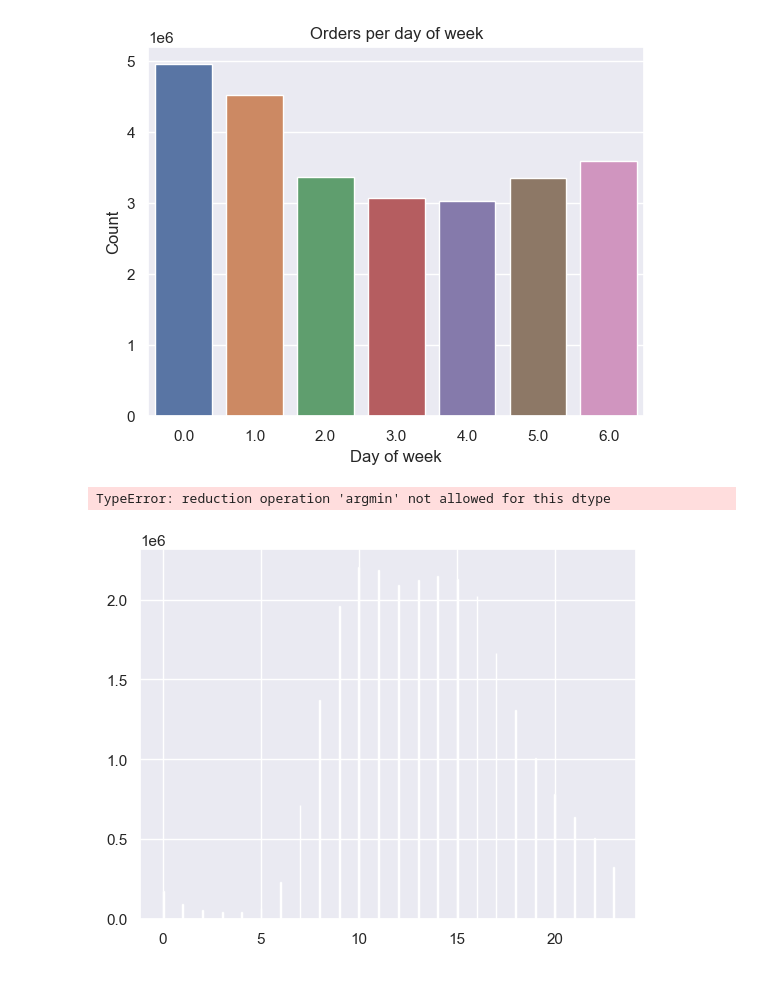
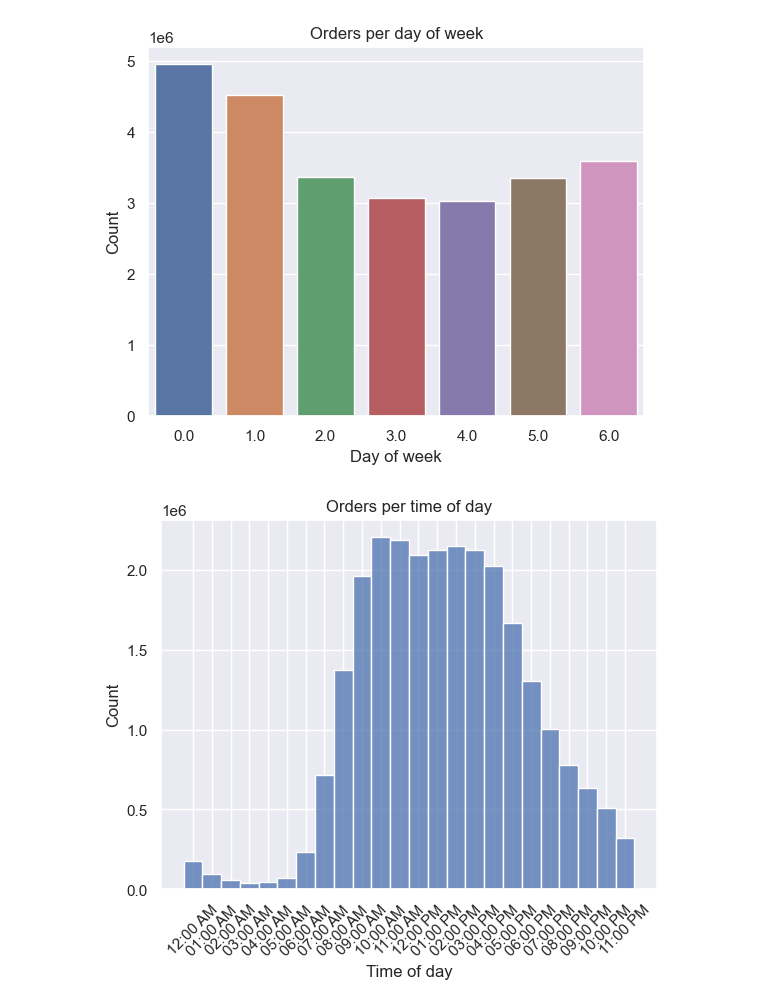
Before and after one commit to tomasz-beton/business-hackathon, a Jupyter notebook: data_exploration.ipynb, the cells around one changed output. Drawn from its saved outputs; the diff is of its cells as text; code cells hidden in the pictures.

Commit message:
Add time data plots

```diff
--- a/data_exploration.ipynb
+++ b/data_exploration.ipynb
@@ -185,0 +30,9 @@ plt.show()
+# %%
+transactions = pd.read_csv('data/transactions.csv', na_values='unknown',
+                               dtype={'transaction_id': 'Int64', 'customer_id': 'Int64', 'transaction_number': 'Int64',
+                                      'day_of_week': 'category', 'time_of_day': 'Int8',
+                                      'days_since_prior_order': 'Int64'})
+
+transactions.drop(columns='Unnamed: 0', inplace=True)
+transactions.dropna(subset=['transaction_id'], inplace=True)
+transactions.set_index(['transaction_id'], inplace=True)
@@ -185,0 +57,5 @@ plt.show()
+# %%
+items_data = pd.merge(items, categories, left_on='category', right_on='category_id', how='left')
+items_data = pd.merge(items_data, alley_inventory, left_on='alley_id', right_on='alley_id', how='left')
+items_data.drop(columns=['category_x', 'alley_id'], inplace=True)
+items_data.rename(columns={'category_y': 'category'}, inplace=True)
@@ -185,0 +83,3 @@ plt.show()
+# %%
+transaction_items = pd.merge(transaction_items__prior, items_data, on='item_id')
+transaction_items['quantity'] = 1
@@ -257,11 +196,18 @@ ax.set(xlabel='Day of week', ylabel='Count')
 plt.show()
 # %% [output]
 [figure]
+# %%
+import datetime
+
+hour_nums = list(range(24))
+hours_of_day = {hour_num:datetime.time(hour=hour_num).strftime("%I:00 %p") for hour_num in hour_nums}
+transaction_items['time_of_day'] = transaction_items['time_of_day'].map(hours_of_day)
+transaction_items['time_of_day'] = pd.Categorical(transaction_items['time_of_day'], categories=hours_of_day.values())
 # %%
-ax = sns.histplot(x='time_of_day', data=transaction_items.loc[~transaction_items['time_of_day'].isna()])
+ax = sns.histplot(x='time_of_day', data=transaction_items, bins=24)
 plt.title('Orders per time of day')
 ax.set(xlabel='Time of day', ylabel='Count')
+plt.xticks(rotation=45)
 plt.show()
 # %% [output]
-TypeError: reduction operation 'argmin' not allowed for this dtype
-[figure, old version]
+[figure, new version]
```
Also changed, not shown: parts of 37 cells of this notebook.
